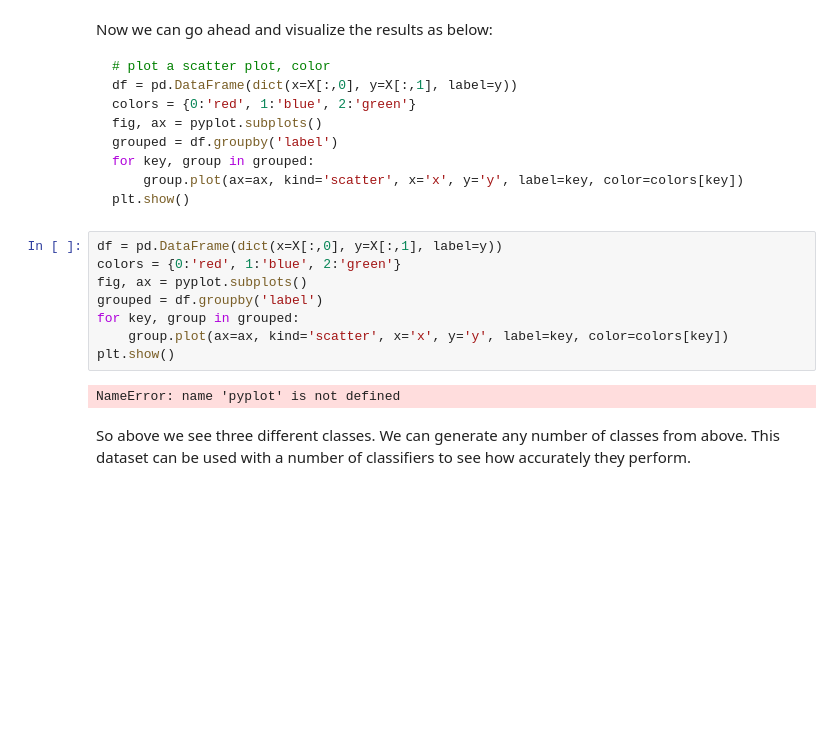
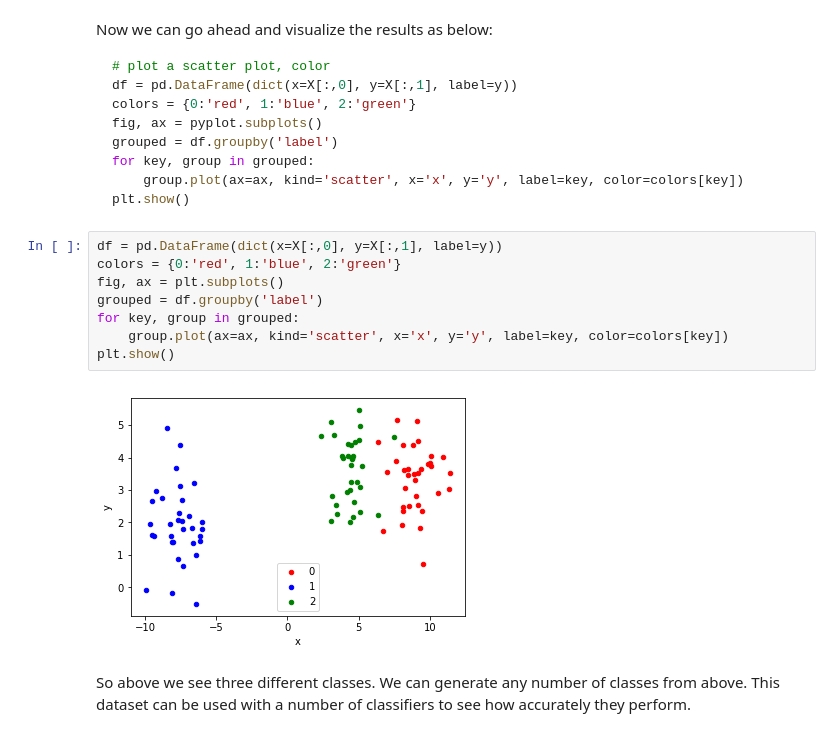
Before and after one commit to kayschulz/dsc-2-23-05-data-generation-process-code-along-seattle-ds-career-040119, a Jupyter notebook: index.ipynb, the cells around one changed output. Saved outputs shown, nothing was run; the diff lists cells and outputs as text; blank space fills up the shorter version.

```diff
--- a/index.ipynb
+++ b/index.ipynb
@@ -57,13 +57,13 @@ plt.show()
 # %%
 df = pd.DataFrame(dict(x=X[:,0], y=X[:,1], label=y))
 colors = {0:'red', 1:'blue', 2:'green'}
-fig, ax = pyplot.subplots()
+fig, ax = plt.subplots()
 grouped = df.groupby('label')
 for key, group in grouped:
     group.plot(ax=ax, kind='scatter', x='x', y='y', label=key, color=colors[key])
 plt.show()
 # %% [output]
-NameError: name 'pyplot' is not defined
+[figure, added]
 # %% [markdown]
 So above we see three different classes. We can generate any number of classes from above. This dataset can be used with a number of classifiers to see how accurately they perform.
 # %% [markdown]
```
